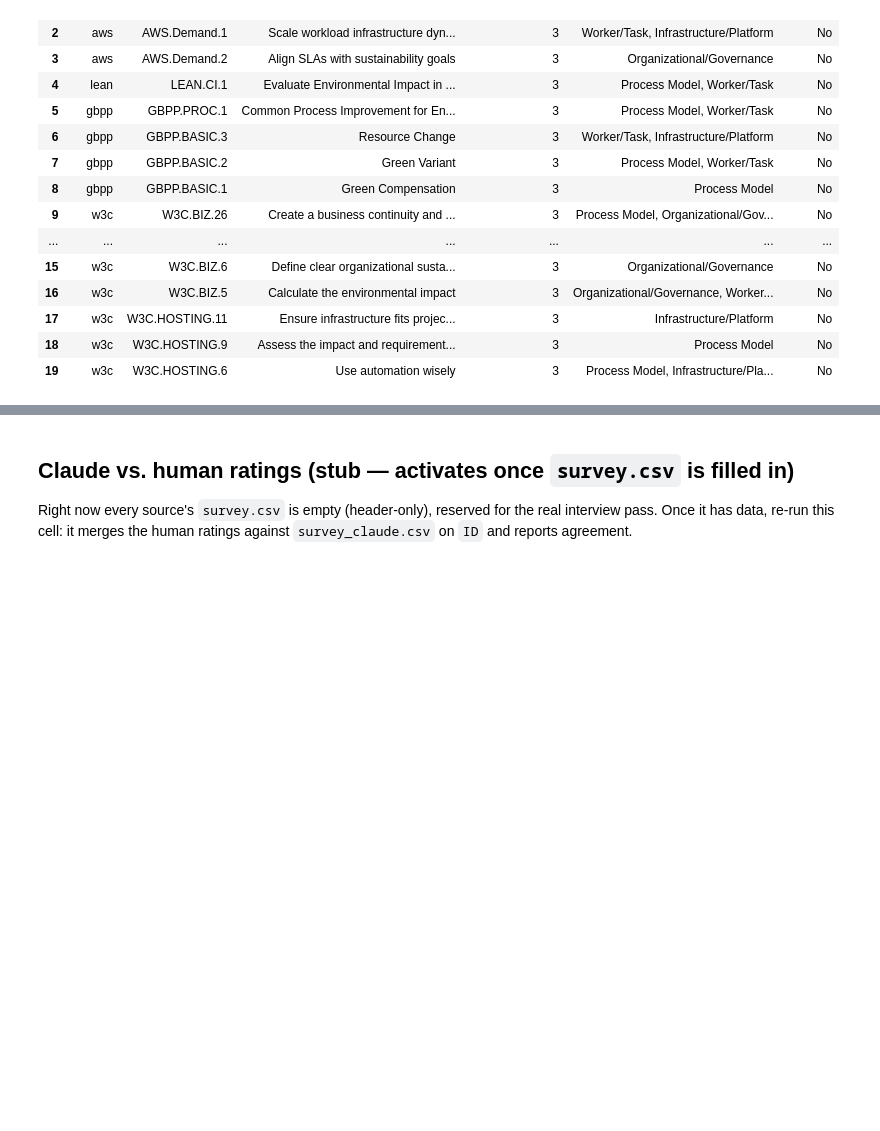
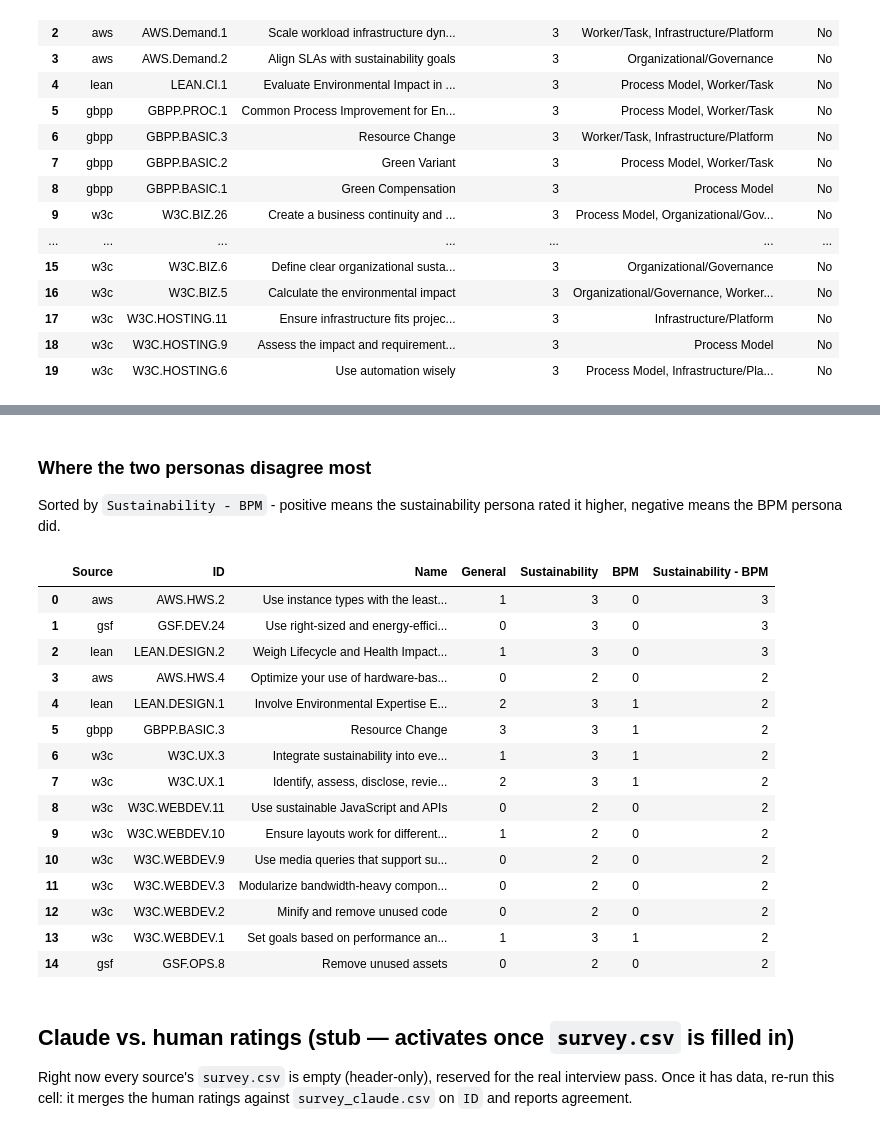
Before and after one commit to nyuuyn/green-bpm-survey, a Jupyter notebook: analysis.ipynb, the cells around one changed output, grey strips where cells are left out. Cells and saved outputs as stored; diff of their text form; code cells hidden in the pictures; blank space fills up the shorter version.

```diff
--- a/analysis.ipynb
+++ b/analysis.ipynb
@@ -266,3 +344,33 @@ top
+# %% [markdown]
+### Where the two personas disagree most
+
+Sorted by `Sustainability - BPM` - positive means the sustainability persona rated it higher,
+negative means the BPM persona did.
+# %%
+top_divergent = (
+    compare.reindex(compare["Sustainability - BPM"].abs().sort_values(ascending=False).index)
+    .head(15)
+    .loc[:, ["Source", "ID", "Name", "General", "Sustainability", "BPM", "Sustainability - BPM"]]
+    .reset_index(drop=True)
+)
+top_divergent
+# %% [output]
+|  | Source | ID | Name | General | Sustainability | BPM | Sustainability - BPM |
+| 0 | aws | AWS.HWS.2 | Use instance types with the least... | 1 | 3 | 0 | 3 |
+| 1 | gsf | GSF.DEV.24 | Use right-sized and energy-effici... | 0 | 3 | 0 | 3 |
+| 2 | lean | LEAN.DESIGN.2 | Weigh Lifecycle and Health Impact... | 1 | 3 | 0 | 3 |
+| 3 | aws | AWS.HWS.4 | Optimize your use of hardware-bas... | 0 | 2 | 0 | 2 |
+| 4 | lean | LEAN.DESIGN.1 | Involve Environmental Expertise E... | 2 | 3 | 1 | 2 |
+| 5 | gbpp | GBPP.BASIC.3 | Resource Change | 3 | 3 | 1 | 2 |
+| 6 | w3c | W3C.UX.3 | Integrate sustainability into eve... | 1 | 3 | 1 | 2 |
+| 7 | w3c | W3C.UX.1 | Identify, assess, disclose, revie... | 2 | 3 | 1 | 2 |
+| 8 | w3c | W3C.WEBDEV.11 | Use sustainable JavaScript and APIs | 0 | 2 | 0 | 2 |
+| 9 | w3c | W3C.WEBDEV.10 | Ensure layouts work for different... | 1 | 2 | 0 | 2 |
+| 10 | w3c | W3C.WEBDEV.9 | Use media queries that support su... | 0 | 2 | 0 | 2 |
+| 11 | w3c | W3C.WEBDEV.3 | Modularize bandwidth-heavy compon... | 0 | 2 | 0 | 2 |
+| 12 | w3c | W3C.WEBDEV.2 | Minify and remove unused code | 0 | 2 | 0 | 2 |
+| 13 | w3c | W3C.WEBDEV.1 | Set goals based on performance an... | 1 | 3 | 1 | 2 |
+| 14 | gsf | GSF.OPS.8 | Remove unused assets | 0 | 2 | 0 | 2 |
 # %% [markdown]
 ## Claude vs. human ratings (stub — activates once `survey.csv` is filled in)
 
```
Also changed, not shown: parts of 3 cells of this notebook, 20 other files.
